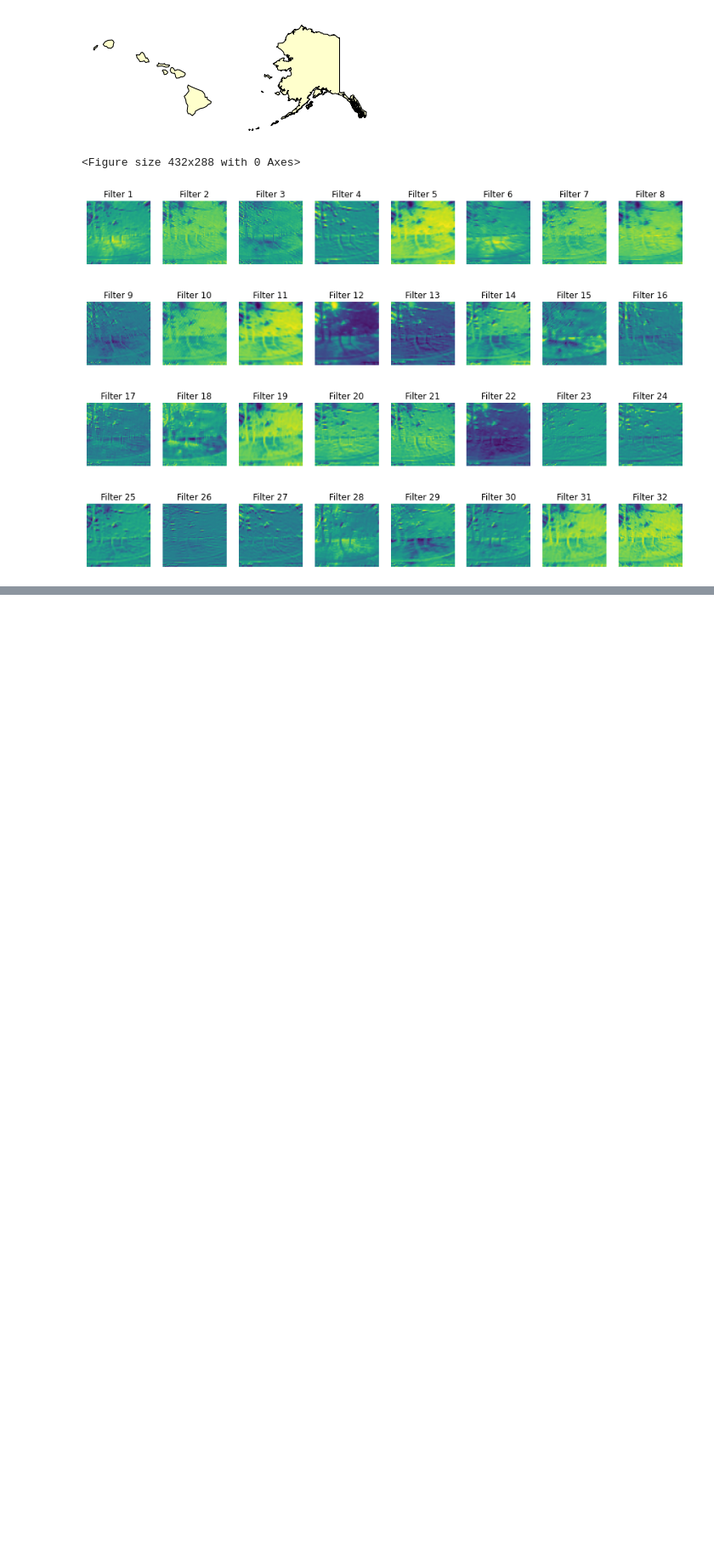
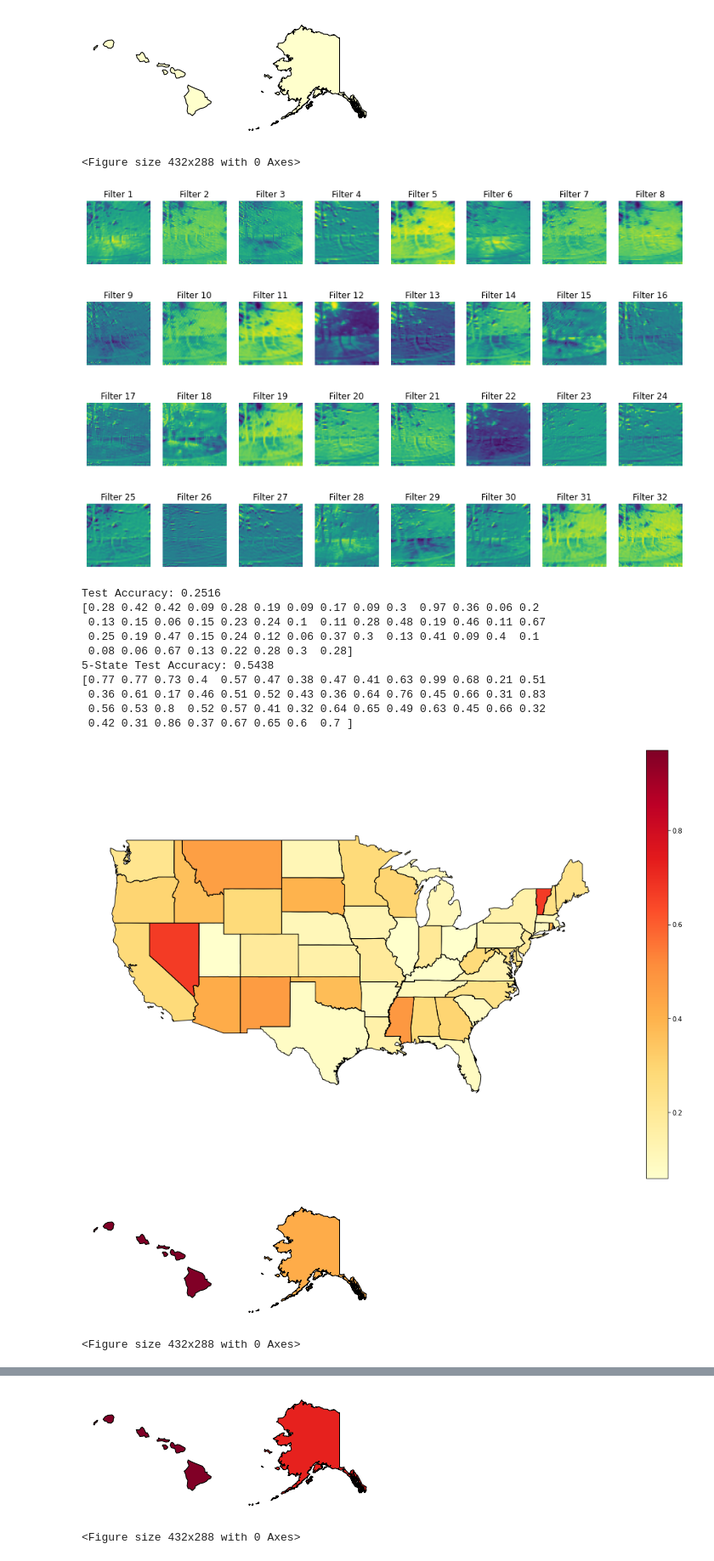
Before and after one commit to osimon8/GeoGuessrGuessr, a Jupyter notebook: notebook.ipynb, the cells around one changed output, grey strips where cells are left out. Shown at 85% size. Cells and saved outputs as stored; diff of their text form; code cells hidden in the pictures; blank space fills up the shorter version.

```diff
--- a/notebook.ipynb
+++ b/notebook.ipynb
@@ -669,3 +760,58 @@ for f in conved[0]:
     i+= 1
 # %% [output]
 [figure]
+# %%
+#All Layers trainable Resnet
+
+net = model_ft
+test_acc = 0
+total = 0
+acc_by_state = np.array([0] * 50)
+state_total = np.array([0] * 50)
+
+total = 5000 # 50 states * 100 images per state
+acc_by_state = np.array([0] * 50)
+t5_acc_by_state = np.array([0] * 50)
+
+for data, label in test_loader:
+    smax = F.softmax(net.forward(data.to(device)), dim = 1)
+    _, pred = torch.topk(smax, 5, dim=1, sorted=True)
+    pred = pred.detach().cpu()
+    for i, l in enumerate(label):
+        e = pred[i]
+        if l in e:
+            t5_acc_by_state[l] += 1
+        if l == e[0]:
+            acc_by_state[l] += 1
+
+
+
+test_acc = np.sum(acc_by_state) / total
+acc_by_state = acc_by_state / 100 # / state_total
+
+t5_test_acc = np.sum(t5_acc_by_state) / total
+t5_acc_by_state = t5_acc_by_state / 100
+
+print('Test Accuracy: {}'.format(test_acc))
+print(acc_by_state)
+
+plot_heatmap(acc_by_state)
+
+print('5-State Test Accuracy: {}'.format(t5_test_acc))
+print(t5_acc_by_state)
+
+plot_heatmap(t5_acc_by_state)
+# %% [output]
+Test Accuracy: 0.2516
+[0.28 0.42 0.42 0.09 0.28 0.19 0.09 0.17 0.09 0.3  0.97 0.36 0.06 0.2
+ 0.13 0.15 0.06 0.15 0.23 0.24 0.1  0.11 0.28 0.48 0.19 0.46 0.11 0.67
+ 0.25 0.19 0.47 0.15 0.24 0.12 0.06 0.37 0.3  0.13 0.41 0.09 0.4  0.1
+ 0.08 0.06 0.67 0.13 0.22 0.28 0.3  0.28]
+5-State Test Accuracy: 0.5438
+[0.77 0.77 0.73 0.4  0.57 0.47 0.38 0.47 0.41 0.63 0.99 0.68 0.21 0.51
+ 0.36 0.61 0.17 0.46 0.51 0.52 0.43 0.36 0.64 0.76 0.45 0.66 0.31 0.83
+ 0.56 0.53 0.8  0.52 0.57 0.41 0.32 0.64 0.65 0.49 0.63 0.45 0.66 0.32
+ 0.42 0.31 0.86 0.37 0.67 0.65 0.6  0.7 ]
+[figure, added]
+[figure, added]
+<Figure size 432x288 with 0 Axes>
@@ -671,0 +819,2 @@ for f in conved[0]:
+[figure, added]
+<Figure size 432x288 with 0 Axes>
```
Also changed, not shown: parts of 12 cells of this notebook.
